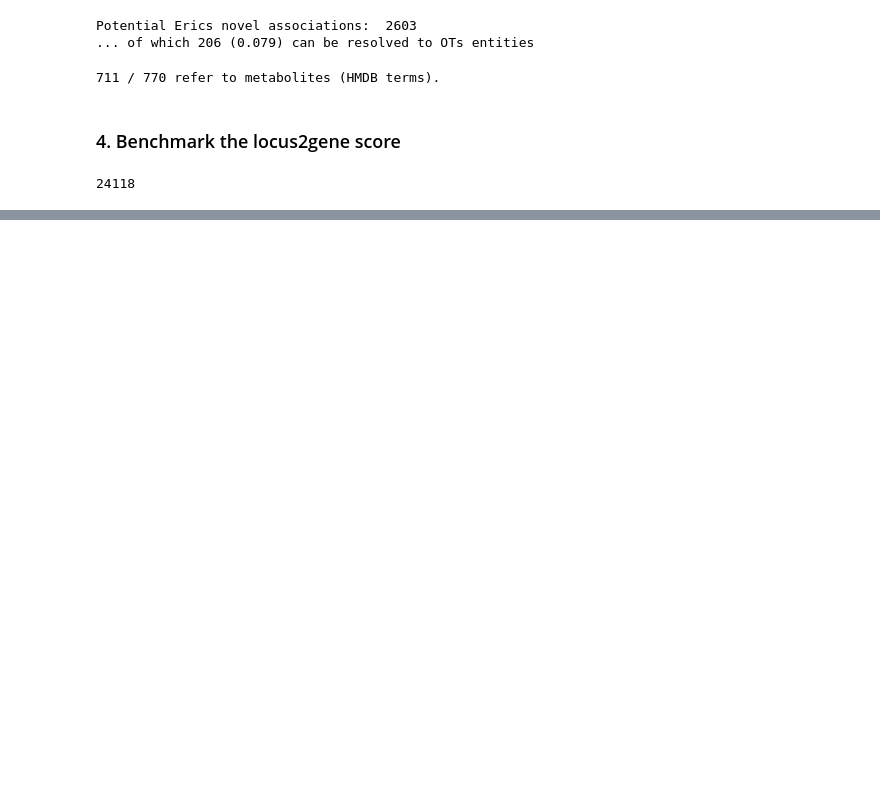
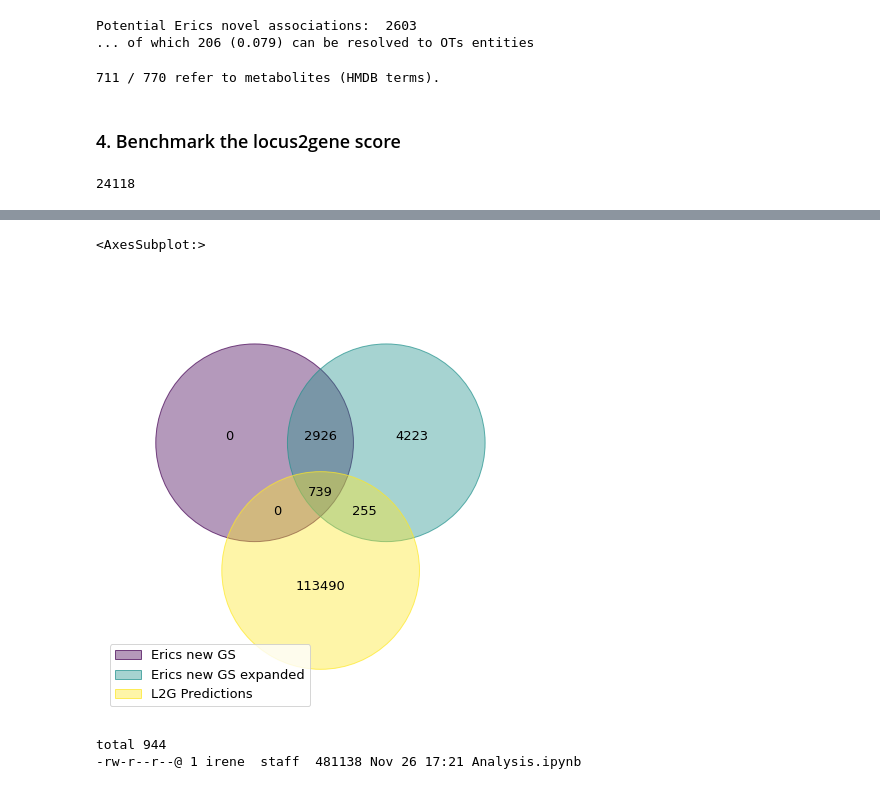
Before and after one commit to ireneisdoomed/random_notebooks, a Jupyter notebook: eric_gs/Analysis.ipynb, the cells around one changed output, grey strips where cells are left out. Drawn from its saved outputs; the diff is of its cells as text; code cells hidden in the pictures; blank space fills up the shorter version.

```diff
--- a/eric_gs/Analysis.ipynb
+++ b/eric_gs/Analysis.ipynb
@@ -322,6 +354,6 @@ Likelihood of a gene is causal is to a certain trait.
 # %%
 # Read the table with the inferred **causal gene** of a **variant** for a certain **study**
 
-l2g_table = spark.read.parquet('data/l2g.full.200127.parquet')
+l2g_table = spark.read.parquet('/Users/irene/Documents/evidence_datasource_parsers/data/l2g')
 l2g_table.first()
 # %% [output]
@@ -340,10 +372,10 @@ l2g_table_processed = (
     .filter(F.col('prediction.proba') == F.col('max_proba'))
     .withColumn('gene_id', F.col('prediction.gene_id'))
 
-    # filter associations with a l2g score > .5
-    .filter(F.col('max_proba') >= 0.5)
+    # filter associations with a l2g score > .05
+    .filter(F.col('max_proba') >= 0.05)
 
-    .select('study_id', 'variant_id', 'gene_id')
+    .select('study_id', 'variant_id', 'gene_id', 'max_proba')
     .distinct()
 )
 
@@ -353,7 +385,7 @@ Row(study_id='GCST005306', variant_id='10_103565017_C_T', gene_id='ENSG000001079
 # %%
 # Extract associated trait for the study_id
 
-study_idx = spark.read.json('/Users/irene/study-index').select('study_id', 'trait_efos')
+study_idx = spark.read.json('/Users/irene/Documents/evidence_datasource_parsers/data/study-index').select('study_id', 'trait_efos')
 
 l2g_table_processed_w_trait = (
 
@@ -423,0 +464,17 @@ print(f"{benchmark_without_metabolites.filter(F.col('exactMatch')).select('trait
+# %%
+# In this case I will be expanding Eric's GS so that an explosion does not happen to the bigger l2g predictions, which will dilute a lot the rates
+
+eric_gs_expanded = (
+    eric_gs.join(disease_idx, disease_idx['id'] == eric_gs['trait_id'], how='left')
+    .withColumn('trait_id', F.coalesce('ids', F.array(F.col('trait_id'))))
+    .withColumn('trait_id', F.explode('trait_id'))
+    .select('gene_id', 'trait_id')
+
+    # Add GS flag
+    .withColumn('inGS', F.lit(True))
+    .distinct()
+    .persist()
+)
+
+print('without expansion:', eric_gs.count())
+print('with expansion:', eric_gs_expanded.count())
@@ -423,0 +516,20 @@ print(f"{benchmark_without_metabolites.filter(F.col('exactMatch')).select('trait
+# %%
+l2g_predictions = set(l2g_table_processed_w_trait.withColumn("assoc", F.concat('gene_id',F.lit('/'), 'trait_id')).select('assoc').toPandas()['assoc'].to_list())
+new_gs = set(eric_gs.withColumn("assoc", F.concat('gene_id',F.lit('/'), 'trait_id')).select('assoc').toPandas()['assoc'].to_list())
+new_gs_expanded = set(eric_gs_expanded.withColumn("assoc", F.concat('gene_id',F.lit('/'), 'trait_id')).select('assoc').toPandas()['assoc'].to_list())
+
+venn_sets = {
+    'Erics new GS': new_gs,
+    'Erics new GS expanded': new_gs_expanded,
+    'L2G Predictions': l2g_predictions,
+}
+
+venn(venn_sets, legend_loc="best")
+# %% [output]
+<AxesSubplot:>
+[figure, added]
+# %%
+ll
+# %% [output]
+total 944
+-rw-r--r--@ 1 irene  staff  481138 Nov 26 17:21 Analysis.ipynb
```
Also changed, not shown: parts of 24 cells of this notebook, 1 other file.
